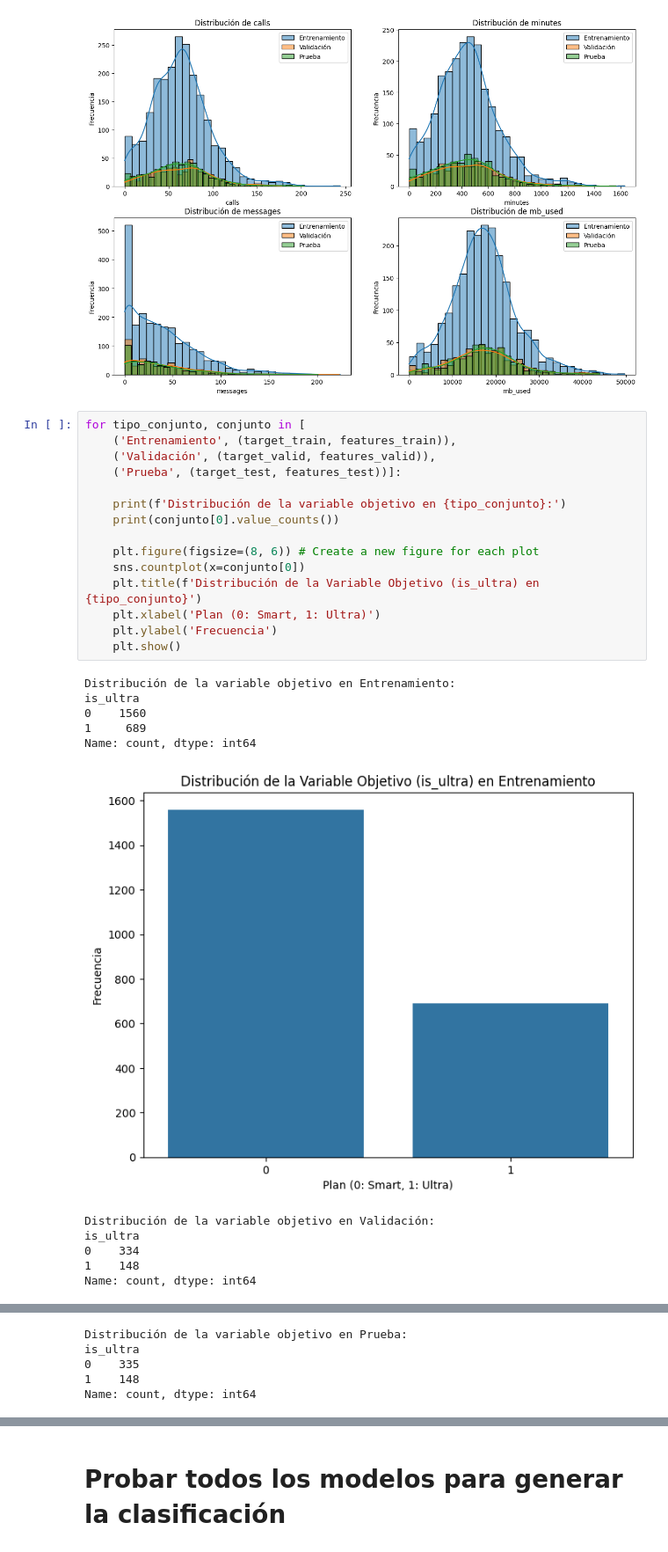
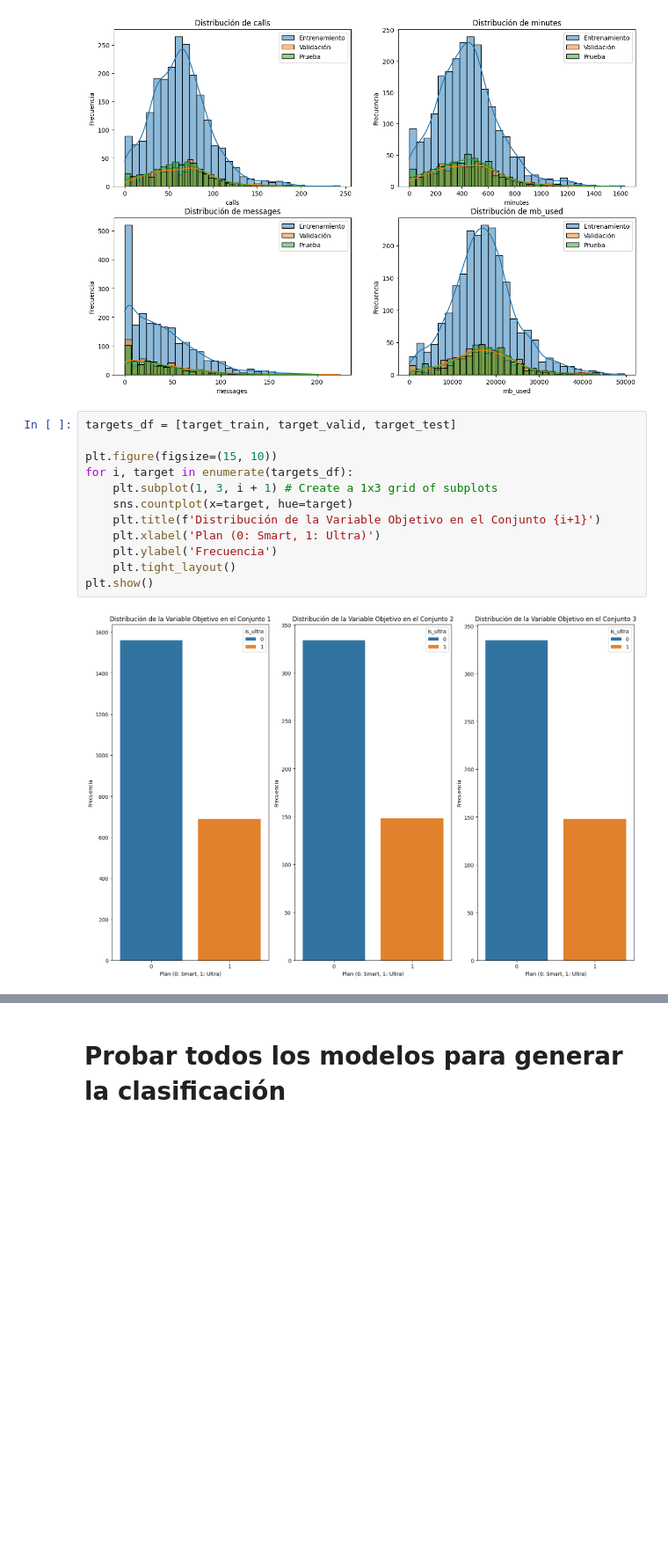
Before and after one commit to Davichobacter/data_science_tt, a Jupyter notebook: Sprint_9/notebook.ipynb, the cells around one changed output, grey strips where cells are left out. Shown at 88% size. Drawn from its saved outputs; the diff is of its cells as text; blank space fills up the shorter version.

```diff
--- a/Sprint_9/notebook.ipynb
+++ b/Sprint_9/notebook.ipynb
@@ -171,29 +171,16 @@ for i, col in enumerate(numerical_features):
 # %% [output]
 [figure]
 # %%
-for tipo_conjunto, conjunto in [
-    ('Entrenamiento', (target_train, features_train)),
-    ('Validación', (target_valid, features_valid)),
-    ('Prueba', (target_test, features_test))]:
+targets_df = [target_train, target_valid, target_test]
 
-    print(f'Distribución de la variable objetivo en {tipo_conjunto}:')
-    print(conjunto[0].value_counts())
-
-    plt.figure(figsize=(8, 6)) # Create a new figure for each plot
-    sns.countplot(x=conjunto[0])
-    plt.title(f'Distribución de la Variable Objetivo (is_ultra) en {tipo_conjunto}')
+plt.figure(figsize=(15, 10))
+for i, target in enumerate(targets_df):
+    plt.subplot(1, 3, i + 1) # Create a 1x3 grid of subplots
+    sns.countplot(x=target, hue=target)
+    plt.title(f'Distribución de la Variable Objetivo en el Conjunto {i+1}')
     plt.xlabel('Plan (0: Smart, 1: Ultra)')
     plt.ylabel('Frecuencia')
-    plt.show()
+    plt.tight_layout()
+plt.show()
 # %% [output]
-Distribución de la variable objetivo en Entrenamiento:
-is_ultra
-0    1560
-1     689
-Name: count, dtype: int64
-[figure, old version]
+[figure, new version]
-Distribución de la variable objetivo en Validación:
-is_ultra
-0    334
-1    148
-Name: count, dtype: int64
@@ -201,5 +186,0 @@ Name: count, dtype: int64
-Distribución de la variable objetivo en Prueba:
-is_ultra
-0    335
-1    148
-Name: count, dtype: int64
```
Also changed, not shown: parts of 2 cells of this notebook.
